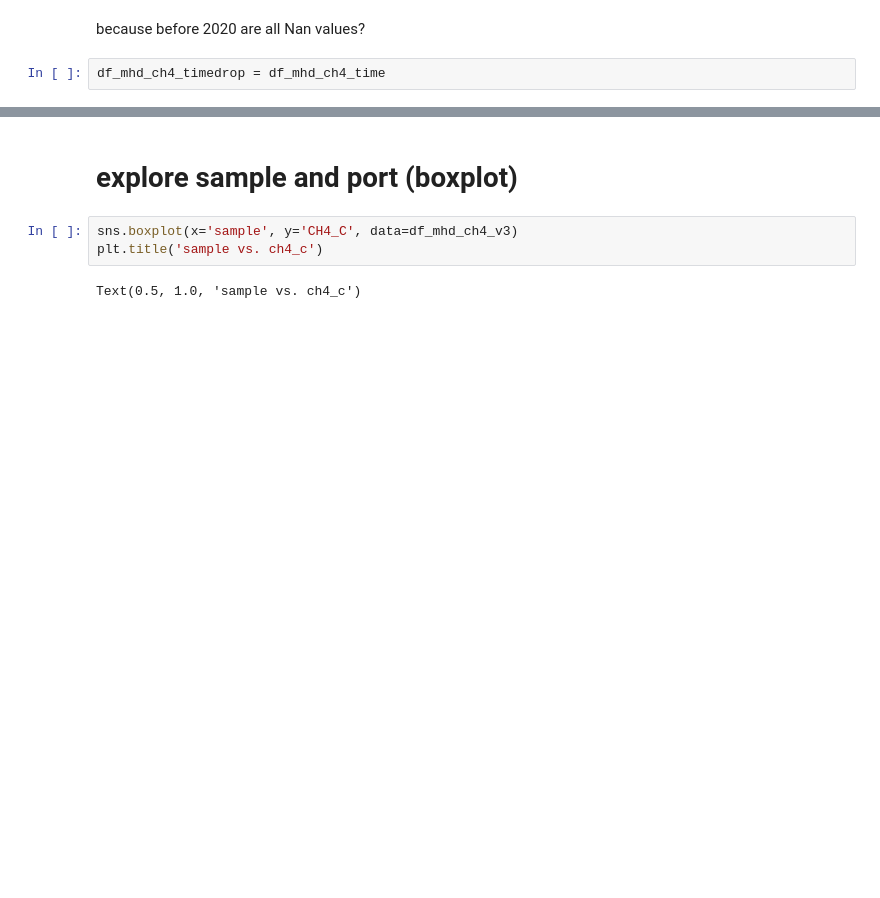
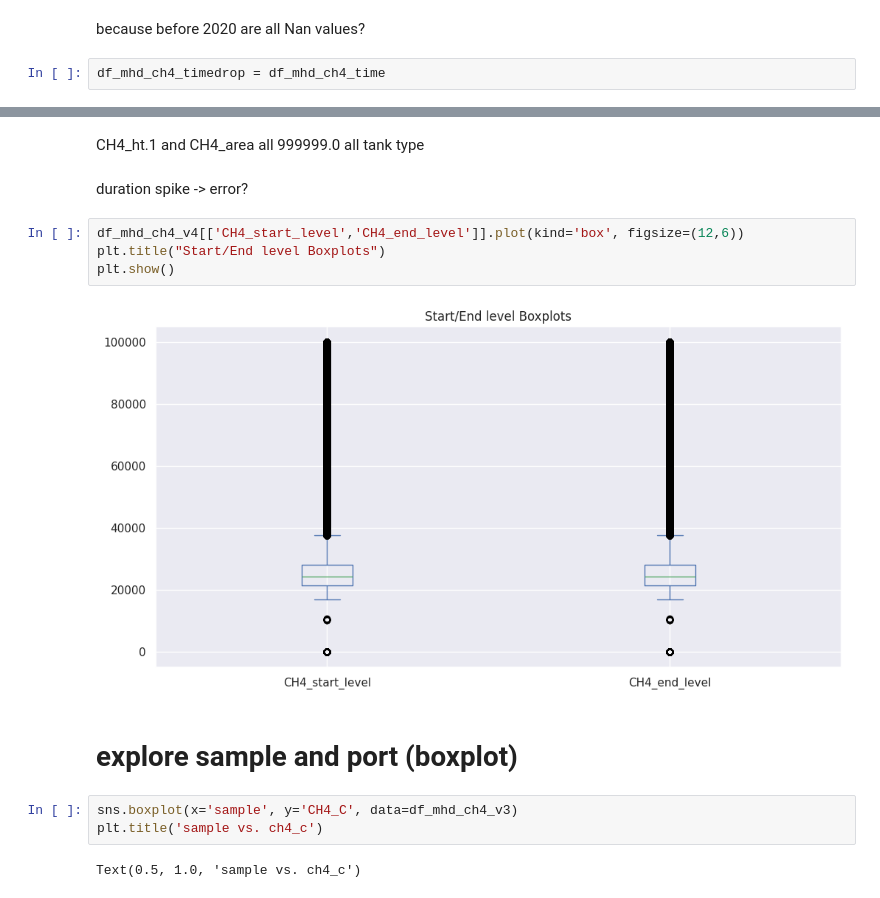
Before and after one commit to mcodcatyu/research_project, a Jupyter notebook: notebooks/data_basic_analysis_v2.ipynb, the cells around one changed output, grey strips where cells are left out. Drawn from its saved outputs; the diff is of its cells as text; blank space fills up the shorter version.

```diff
--- a/notebooks/data_basic_analysis_v2.ipynb
+++ b/notebooks/data_basic_analysis_v2.ipynb
@@ -784,3 +887,14 @@ df_mhd_ch4_timedrop = df_mhd_ch4_time
+# %% [markdown]
+CH4_ht.1 and CH4_area all 999999.0
+all tank type
+# %% [markdown]
+duration spike -> error?
+# %%
+df_mhd_ch4_v4[['CH4_start_level','CH4_end_level']].plot(kind='box', figsize=(12,6))
+plt.title("Start/End level Boxplots")
+plt.show()
+# %% [output]
+[figure, added]
 # %% [markdown]
 # explore sample and port (boxplot)
 # %%
```
Also changed, not shown: parts of 53 cells of this notebook.
